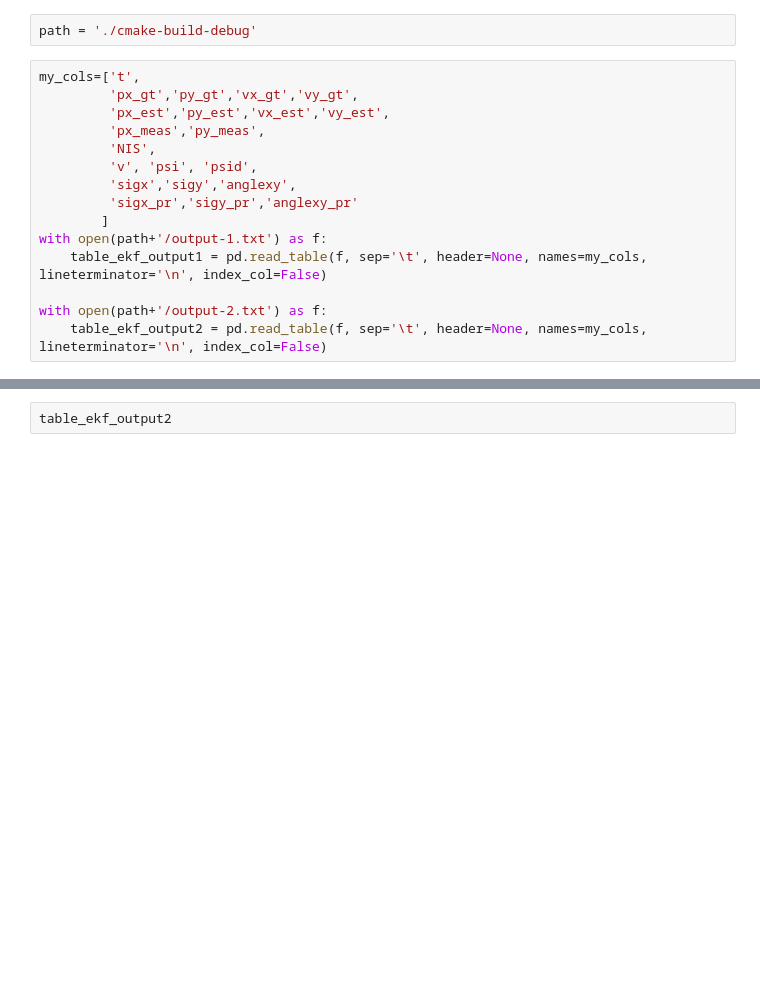
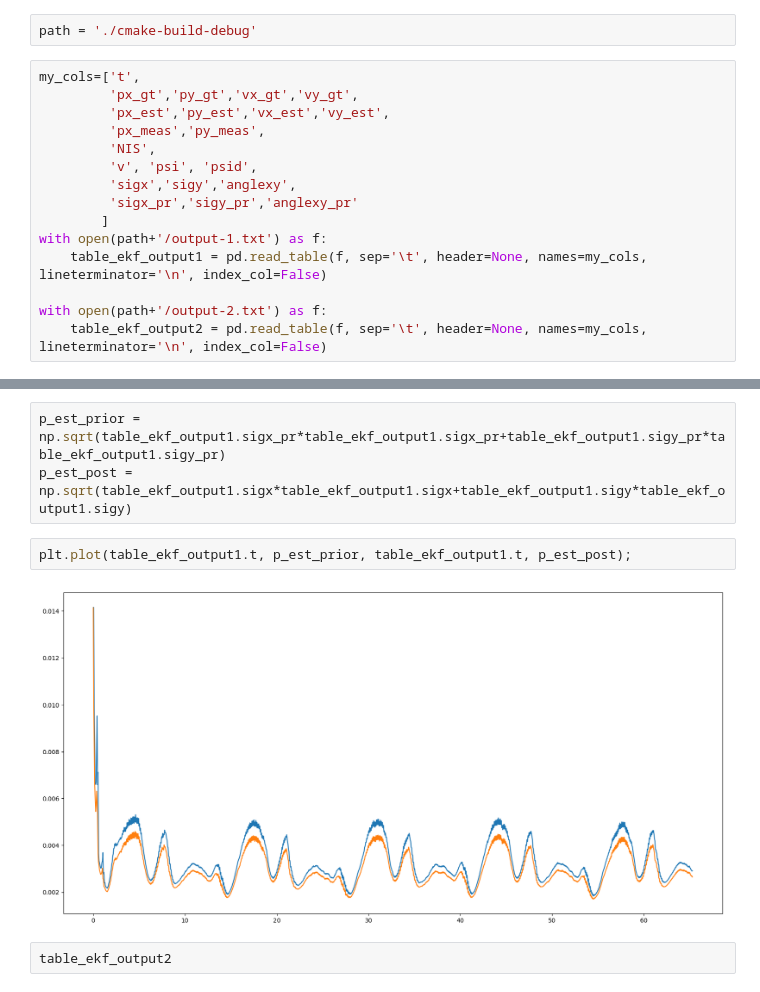
Before and after one commit to asimonov/CarND-Unscented-Kalman-Filter-Project, a Jupyter notebook: ukf-visualize.ipynb, the cells around one changed output, grey strips where cells are left out. Cells and saved outputs as stored; diff of their text form; blank space fills up the shorter version.

```diff
--- a/ukf-visualize.ipynb
+++ b/ukf-visualize.ipynb
@@ -47,3 +65,10 @@ table_ekf_output1
+# %%
+p_est_prior = np.sqrt(table_ekf_output1.sigx_pr*table_ekf_output1.sigx_pr+table_ekf_output1.sigy_pr*table_ekf_output1.sigy_pr)
+p_est_post = np.sqrt(table_ekf_output1.sigx*table_ekf_output1.sigx+table_ekf_output1.sigy*table_ekf_output1.sigy)
+# %%
+plt.plot(table_ekf_output1.t, p_est_prior, table_ekf_output1.t, p_est_post);
+# %% [output]
+[figure, added]
 # %%
 table_ekf_output2
 # %% [output]
```
Also changed, not shown: parts of 11 cells of this notebook, 2 other files.
